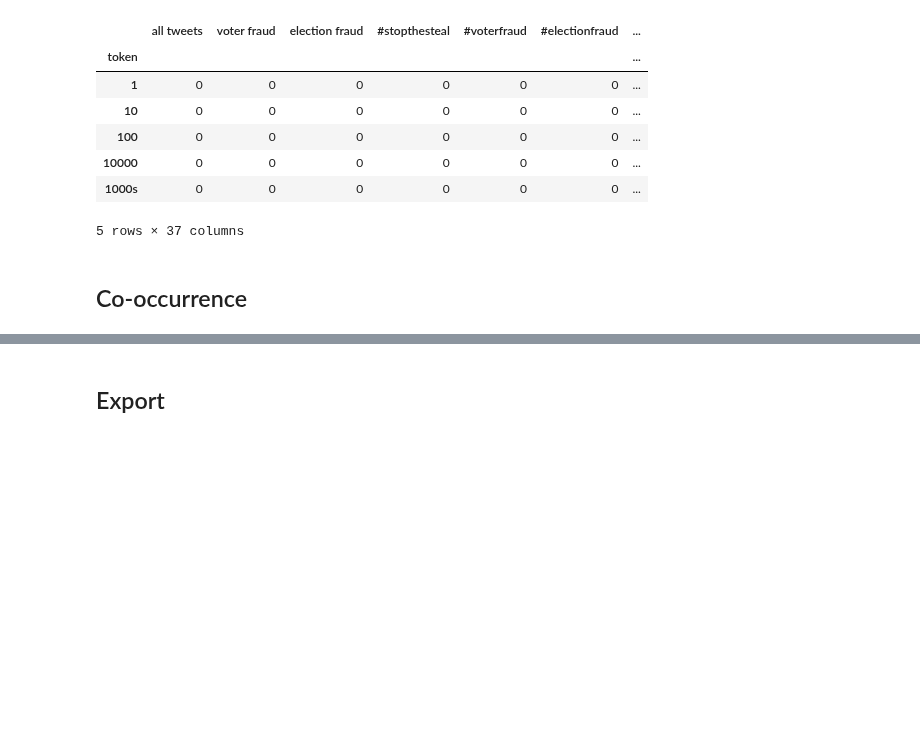
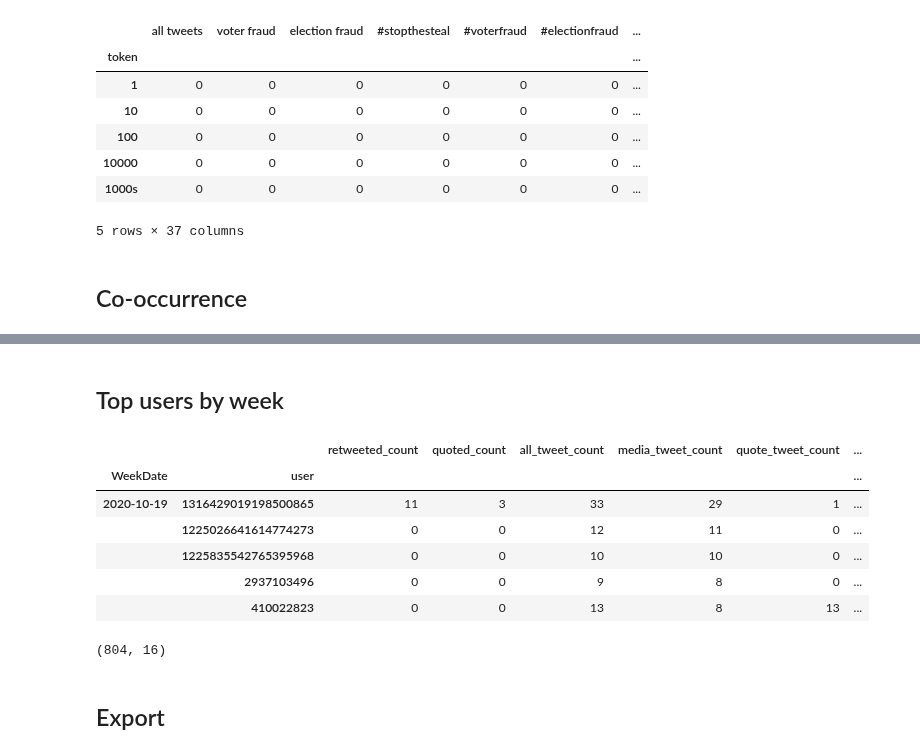
Before and after one commit to sTechLab/VoterFraud2020-analysis, a Jupyter notebook: notebooks/pickle_dataframes.ipynb, the cells around one changed output, grey strips where cells are left out. Saved outputs shown, nothing was run; the diff lists cells and outputs as text; code cells hidden in the pictures; blank space fills up the shorter version.

```diff
--- a/notebooks/pickle_dataframes.ipynb
+++ b/notebooks/pickle_dataframes.ipynb
@@ -250,3 +336,52 @@ df_cooccurrence = crawled_terms_tweet_df.T.dot(crawled_terms_tweet_df)
+# %% [markdown]
+## Top users by week
+# %%
+import datetime as dt
+tweets = recent_tweet_df
+tweets['WeekDate'] = pd.to_datetime(tweets.timestamp).dt.to_period('W').apply(lambda r: r.start_time)
+weeks = tweets['WeekDate'].unique()
+
+def extract_top_users(df_week, N=25):
+    top_retweeted = df_week.nlargest(N, "retweeted_count").reset_index(level=["user"])
+    top_quoted = df_week.nlargest(N, "quoted_count").reset_index(level=["user"])
+    most_tweets = df_week.nlargest(N, "all_tweet_count").reset_index(level=["user"])
+    most_media_tweets = df_week.nlargest(N, "media_tweet_count").reset_index(level=["user"])
+    most_quote_tweets = df_week.nlargest(N, "quote_tweet_count").reset_index(level=["user"])
+    return (top_retweeted.merge(top_quoted, how="outer")
+                         .merge(most_tweets, how="outer")
+                         .merge(most_media_tweets, how="outer")
+                         .merge(most_quote_tweets, how="outer")).set_index("user")
+
+columns = tweets.columns
+weekly_top_users = (tweets.groupby(["WeekDate", "user"])
+    .agg(
+        retweeted_count=('retweet_count', 'sum'),
+        quoted_count=('quote_count', 'sum'),
+        all_tweet_count=('datastore_id', 'count'),
+        media_tweet_count=('hasMedia', 'sum'),
+        quote_tweet_count=('quote_tweet', 'count')
+    )
+    .groupby(level=0, axis=0)
+    .apply(lambda df: extract_top_users(df))
+    #  Merge with user df and sort by week date, retweet count
+    .reset_index(level=["user"])
+    .merge(df_users, how='inner', left_on="user", right_index=True)
+    .set_index("user", append=True)
+    .sort_values(by=['WeekDate', 'media_tweet_count'], ascending=[True, False]))
+
+weekly_top_users.head()
+# %% [output]
+|  |  | retweeted_count | quoted_count | all_tweet_count | media_tweet_count | quote_tweet_count | ... |
+| WeekDate | user |  |  |  |  |  | ... |
+| 2020-10-19 | 1316429019198500865 | 11 | 3 | 33 | 29 | 1 | ... |
+|  | 1225026641614774273 | 0 | 0 | 12 | 11 | 0 | ... |
+|  | 1225835542765395968 | 0 | 0 | 10 | 10 | 0 | ... |
+|  | 2937103496 | 0 | 0 | 9 | 8 | 0 | ... |
+|  | 410022823 | 0 | 0 | 13 | 8 | 13 | ... |
+# %%
+weekly_top_users.shape
+# %% [output]
+(804, 16)
 # %% [markdown]
 ## Export
 # %%
```
Also changed, not shown: parts of 22 cells of this notebook, 1 other file.
